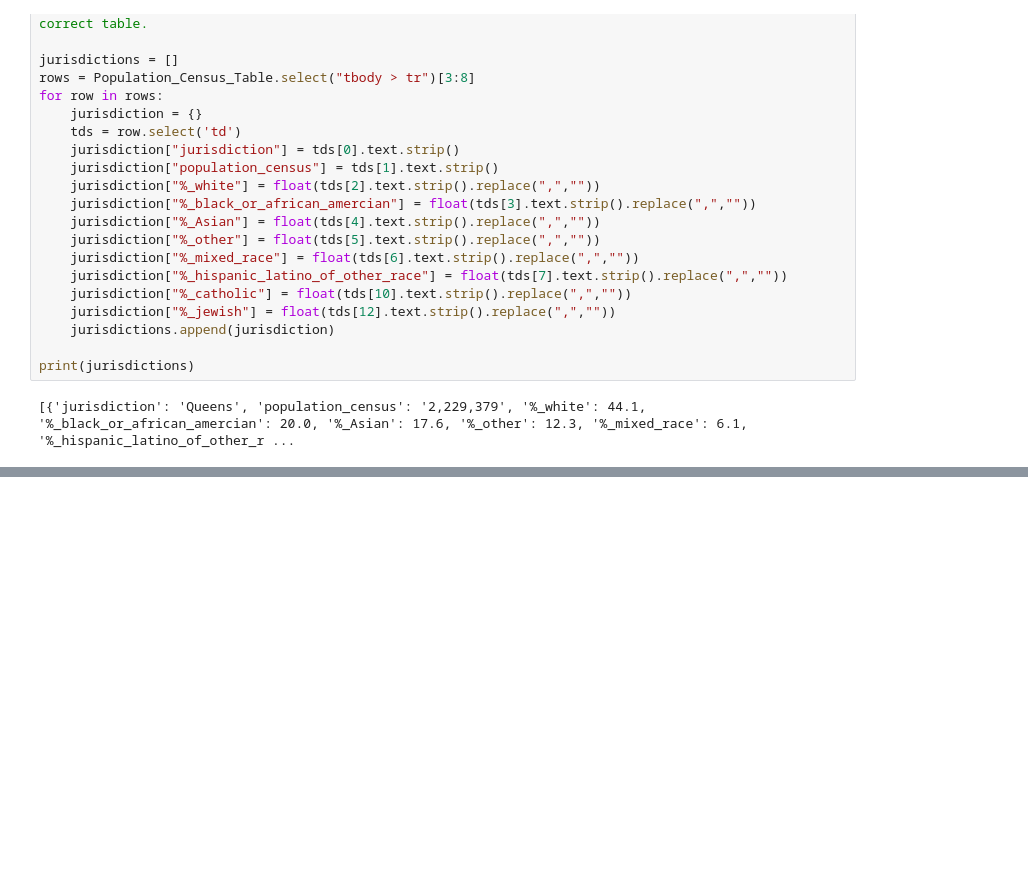
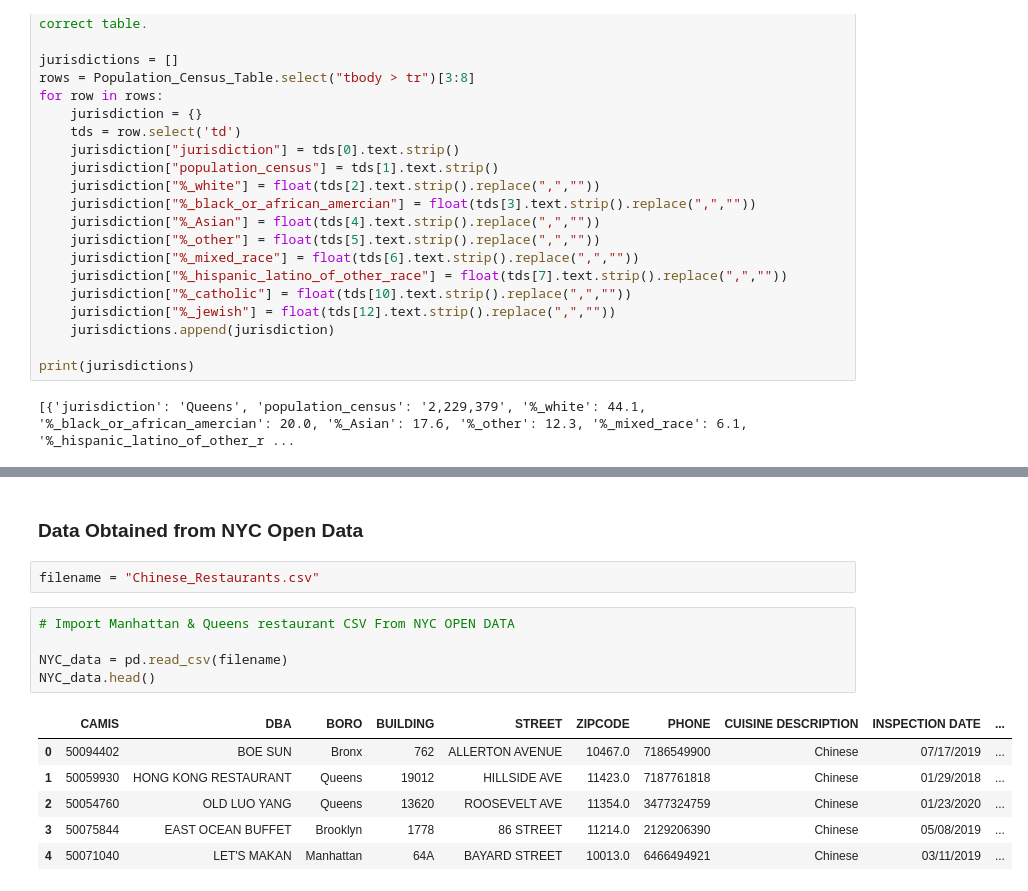
Before and after one commit to derrickweiruluo/Coursera_Final_Project, a Jupyter notebook: Coursera_Final_Project_Part2.ipynb, the cells around one changed output, grey strips where cells are left out. Drawn from its saved outputs; the diff is of its cells as text; blank space fills up the shorter version.

```diff
--- a/Coursera_Final_Project_Part2.ipynb
+++ b/Coursera_Final_Project_Part2.ipynb
@@ -132,0 +243,16 @@ Queens has the highest asian population within New York City and the second high
+# %% [markdown]
+### Data Obtained from NYC Open Data
+# %%
+filename = "Chinese_Restaurants.csv"
+# %%
+# Import Manhattan & Queens restaurant CSV From NYC OPEN DATA
+
+NYC_data = pd.read_csv(filename)
+NYC_data.head()
+# %% [output]
+|  | CAMIS | DBA | BORO | BUILDING | STREET | ZIPCODE | PHONE | CUISINE DESCRIPTION | INSPECTION DATE | ... |
+| 0 | 50094402 | BOE SUN | Bronx | 762 | ALLERTON AVENUE | 10467.0 | 7186549900 | Chinese | 07/17/2019 | ... |
+| 1 | 50059930 | HONG KONG RESTAURANT | Queens | 19012 | HILLSIDE AVE | 11423.0 | 7187761818 | Chinese | 01/29/2018 | ... |
+| 2 | 50054760 | OLD LUO YANG | Queens | 13620 | ROOSEVELT AVE | 11354.0 | 3477324759 | Chinese | 01/23/2020 | ... |
+| 3 | 50075844 | EAST OCEAN BUFFET | Brooklyn | 1778 | 86 STREET | 11214.0 | 2129206390 | Chinese | 05/08/2019 | ... |
+| 4 | 50071040 | LET'S MAKAN | Manhattan | 64A | BAYARD STREET | 10013.0 | 6466494921 | Chinese | 03/11/2019 | ... |
```
Also changed, not shown: parts of 24 cells of this notebook.
